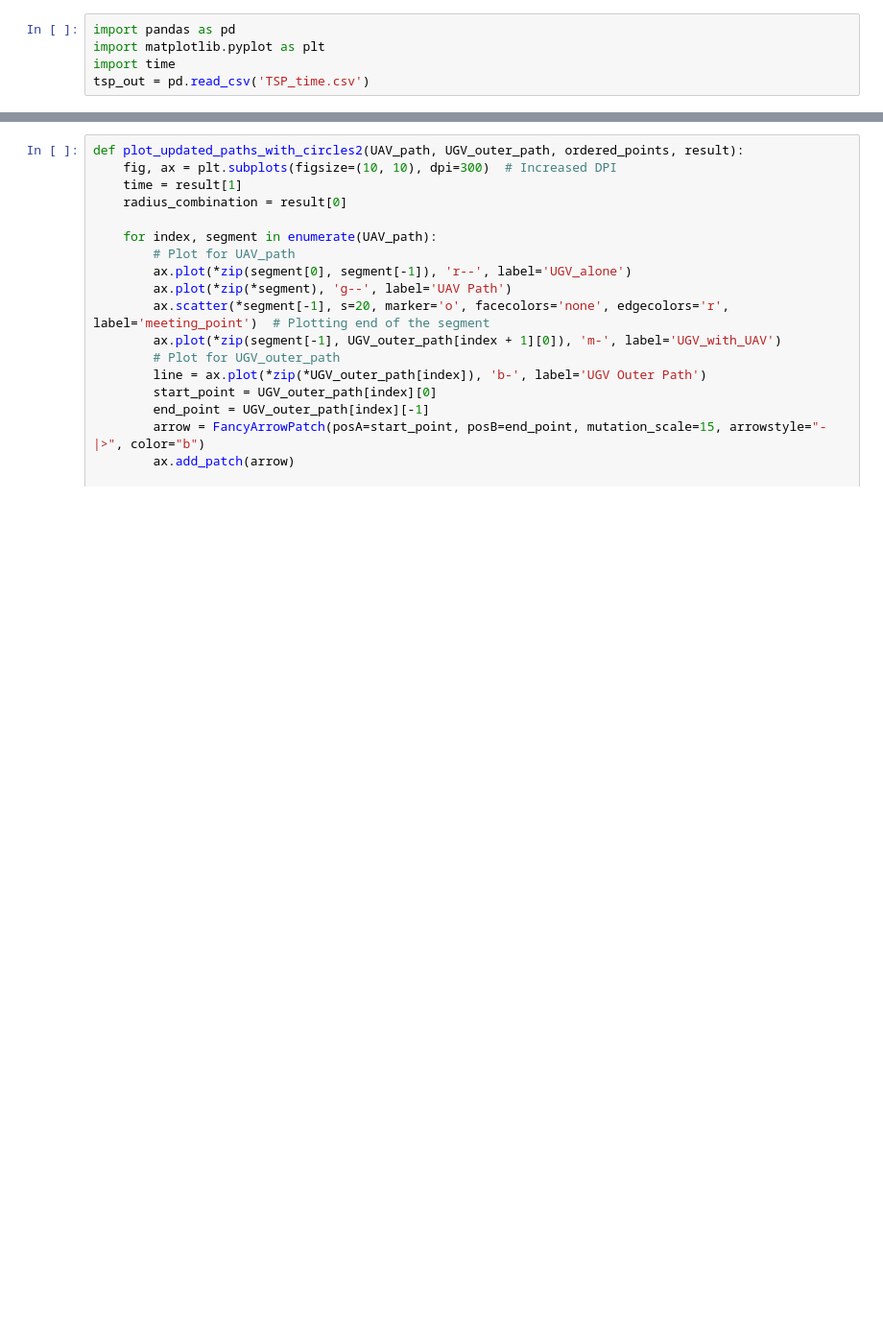
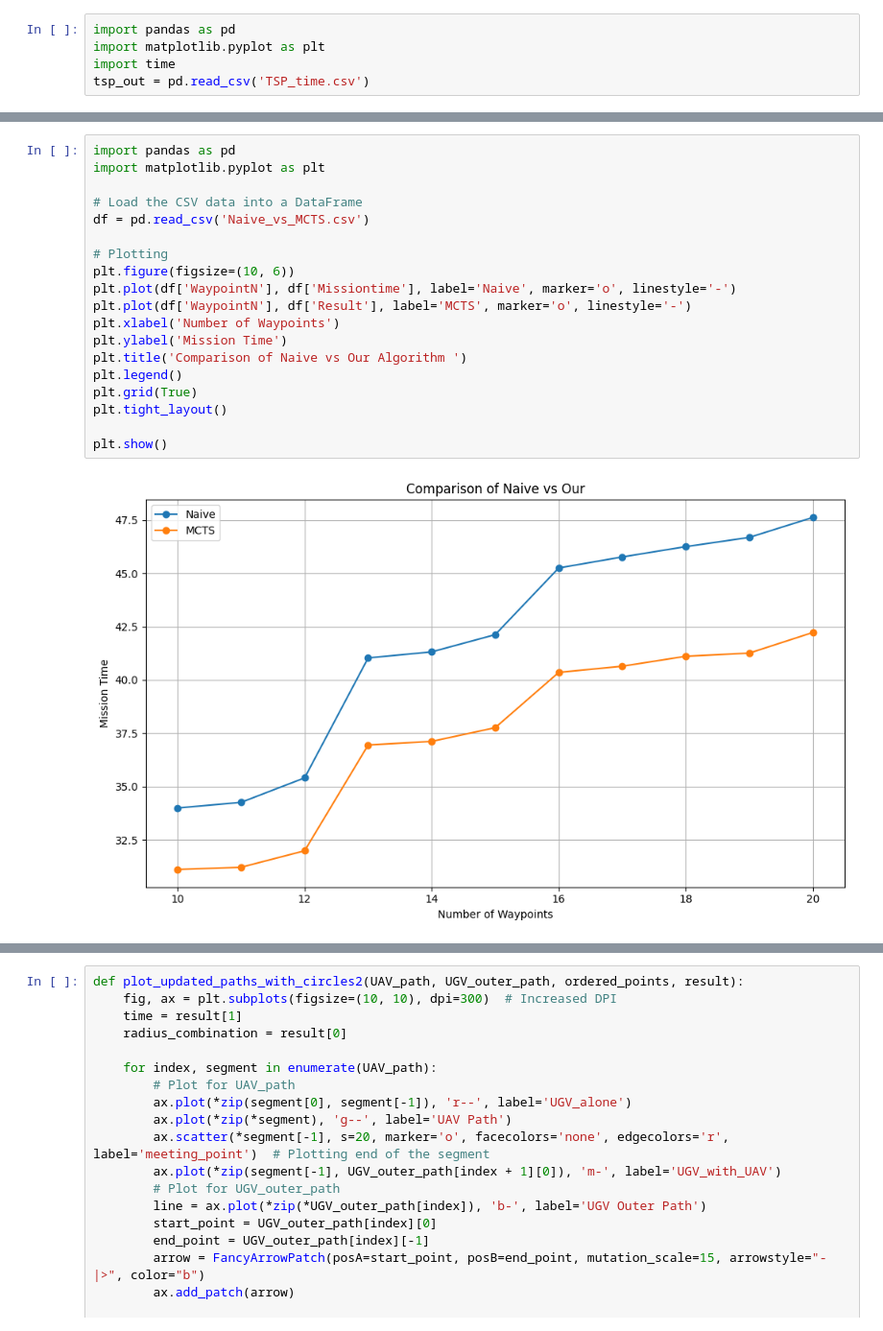
Before and after one commit to BillCai06/codetest, a Jupyter notebook: Landing robot/Codes/cleanout_code/MCTS_Tree.ipynb, the cells around one changed output, grey strips where cells are left out. Shown: that part at 96% size. Cells and saved outputs as stored; diff of their text form; blank space fills up the shorter version.

Commit message:
add more data

```diff
--- a/Landing robot/Codes/cleanout_code/MCTS_Tree.ipynb
+++ b/Landing robot/Codes/cleanout_code/MCTS_Tree.ipynb
@@ -537,0 +587,21 @@ tsp_out = pd.read_csv('TSP_time.csv')
+# %%
+import pandas as pd
+import matplotlib.pyplot as plt
+
+# Load the CSV data into a DataFrame
+df = pd.read_csv('Naive_vs_MCTS.csv')
+
+# Plotting
+plt.figure(figsize=(10, 6))
+plt.plot(df['WaypointN'], df['Missiontime'], label='Naive', marker='o', linestyle='-')
+plt.plot(df['WaypointN'], df['Result'], label='MCTS', marker='o', linestyle='-')
+plt.xlabel('Number of Waypoints')
+plt.ylabel('Mission Time')
+plt.title('Comparison of Naive vs Our Algorithm ')
+plt.legend()
+plt.grid(True)
+plt.tight_layout()
+
+plt.show()
+# %% [output]
+[figure, added]
```
Also changed, not shown: parts of 15 cells of this notebook, 3 other files.
